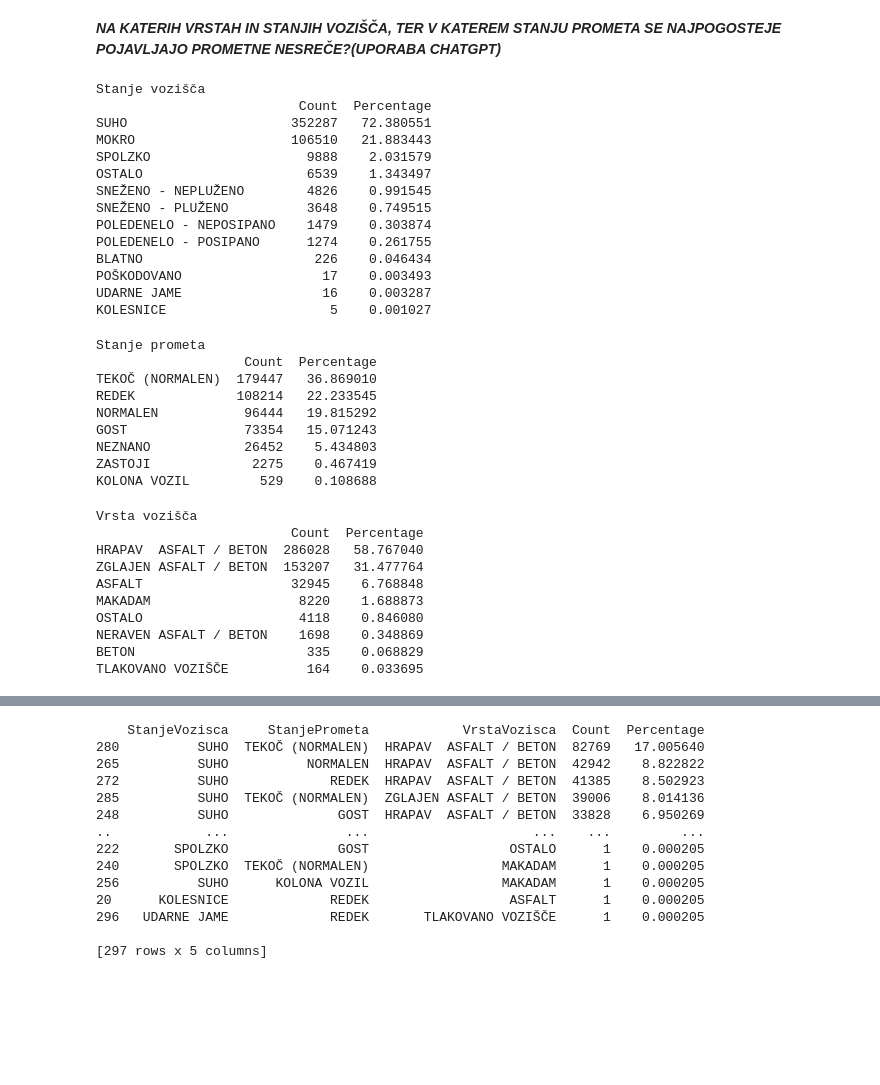
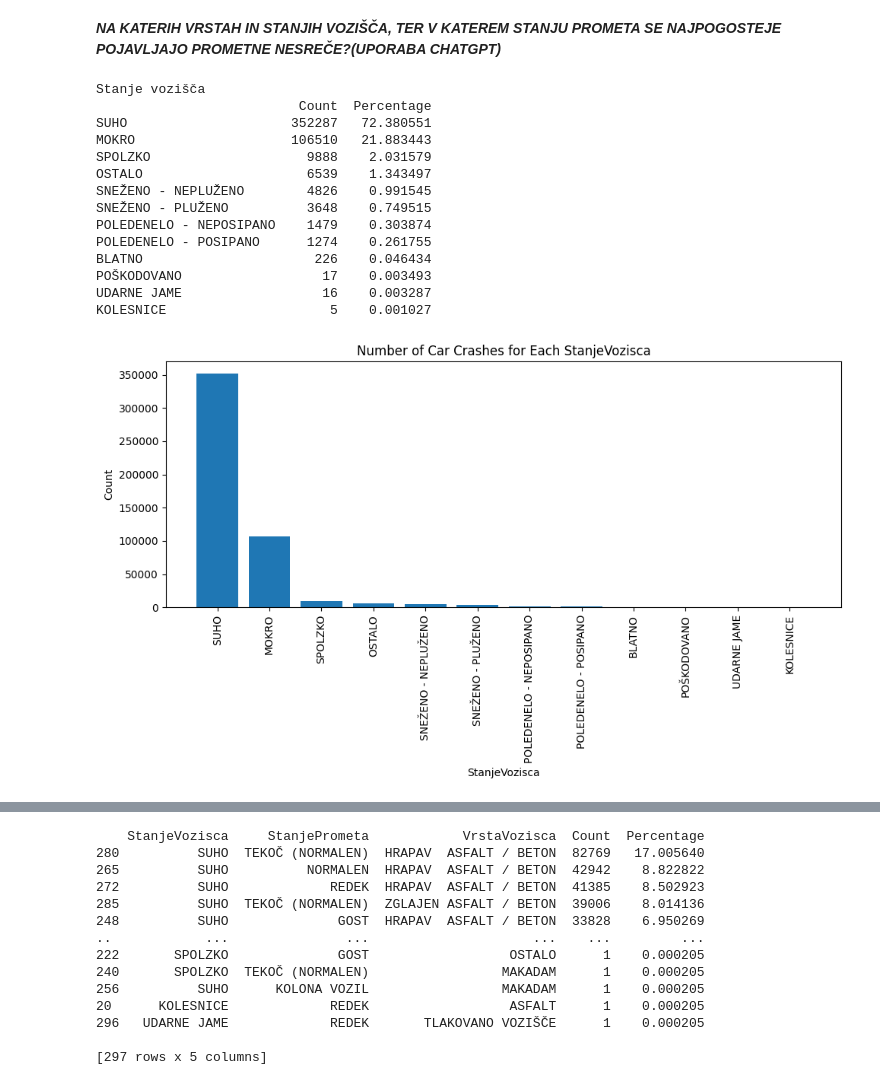
Before and after one commit to xp3rt4g/PR22TPTJAG, a Jupyter notebook: prometne.ipynb, the cells around one changed output, grey strips where cells are left out. Saved outputs shown, nothing was run; the diff lists cells and outputs as text; code cells hidden in the pictures; blank space fills up the shorter version.

```diff
--- a/prometne.ipynb
+++ b/prometne.ipynb
@@ -494,57 +484,41 @@ stanje_prometa_percentage = (stanje_prometa_counts / len(dataAll)) * 100
 stanje_prometa_df = pd.DataFrame({
     'Count': stanje_prometa_counts,
     'Percentage': stanje_prometa_percentage
 })
 
 # Number of car crashes for each unique value in "VrstaVozisca" and calculate percentage
 vrsta_vozisca_counts = dataAll["VrstaVozisca"].value_counts()
 vrsta_vozisca_percentage = (vrsta_vozisca_counts / len(dataAll)) * 100
 vrsta_vozisca_df = pd.DataFrame({
     'Count': vrsta_vozisca_counts,
     'Percentage': vrsta_vozisca_percentage
 })
 
 print("Stanje vozišča")
 print(stanje_vozisca_df)
+
+# Plotting the count of car crashes for StanjeVozisca
+plt.figure(figsize=(10, 6))
+plt.bar(stanje_vozisca_df.index, stanje_vozisca_df['Count'])
+plt.xlabel('StanjeVozisca')
+plt.ylabel('Count')
+plt.title('Number of Car Crashes for Each StanjeVozisca')
+plt.xticks(rotation='vertical')
+plt.tight_layout()
+plt.show()
 # %% [output]
 Stanje vozišča
                           Count  Percentage
 SUHO                     352287   72.380551
 MOKRO                    106510   21.883443
 SPOLZKO                    9888    2.031579
 OSTALO                     6539    1.343497
 SNEŽENO - NEPLUŽENO        4826    0.991545
 SNEŽENO - PLUŽENO          3648    0.749515
 POLEDENELO - NEPOSIPANO    1479    0.303874
 POLEDENELO - POSIPANO      1274    0.261755
 BLATNO                      226    0.046434
 POŠKODOVANO                  17    0.003493
 UDARNE JAME                  16    0.003287
 KOLESNICE                     5    0.001027
+[figure, added]
-# %%
-print("\nStanje prometa")
-print(stanje_prometa_df)
-# %% [output]
-Stanje prometa
-                   Count  Percentage
-TEKOČ (NORMALEN)  179447   36.869010
-REDEK             108214   22.233545
-NORMALEN           96444   19.815292
-GOST               73354   15.071243
-NEZNANO            26452    5.434803
-ZASTOJI             2275    0.467419
-KOLONA VOZIL         529    0.108688
-# %%
-print("\nVrsta vozišča")
-print(vrsta_vozisca_df)
-# %% [output]
-Vrsta vozišča
-                         Count  Percentage
-HRAPAV  ASFALT / BETON  286028   58.767040
-ZGLAJEN ASFALT / BETON  153207   31.477764
-ASFALT                   32945    6.768848
-MAKADAM                   8220    1.688873
-OSTALO                    4118    0.846080
-NERAVEN ASFALT / BETON    1698    0.348869
-BETON                      335    0.068829
-TLAKOVANO VOZIŠČE          164    0.033695
```
Also changed, not shown: parts of 19 cells of this notebook.
